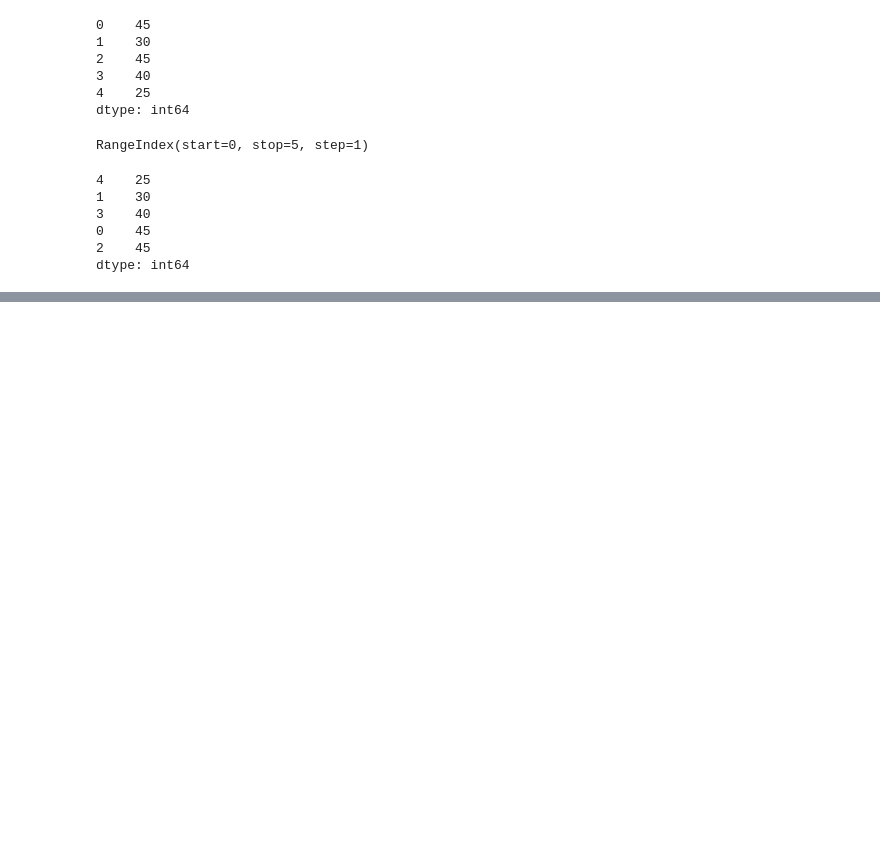
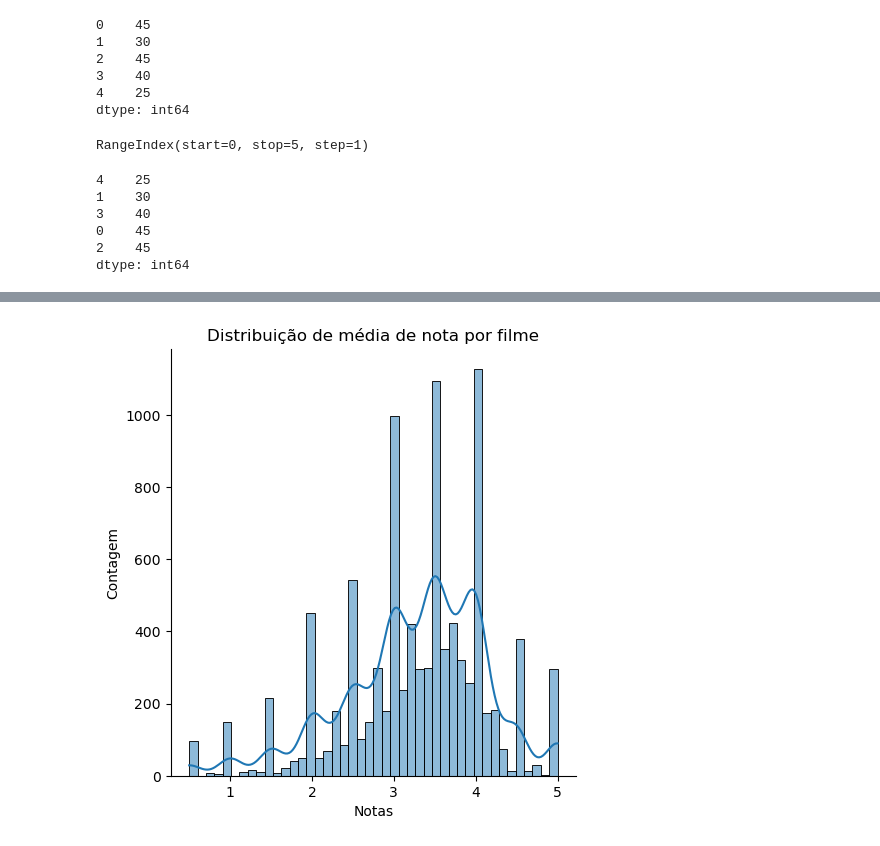
Before and after one commit to gdserafini/alura-data-science, a Jupyter notebook: Curso 1 - Explorando e Analisando Dados/movies_analysis.ipynb, the cells around one changed output, grey strips where cells are left out. Saved outputs shown, nothing was run; the diff lists cells and outputs as text; code cells hidden in the pictures; blank space fills up the shorter version.

```diff
--- a/Curso 1 - Explorando e Analisando Dados/movies_analysis.ipynb
+++ b/Curso 1 - Explorando e Analisando Dados/movies_analysis.ipynb
@@ -165,0 +233,11 @@ dtype: int64
+# %%
+#distribuição das médias de notas por filme
+#kde -> curva de distribuição
+#O seaborn implementa o matplotlib, é possível alterar o gráfico com plt
+sns.displot(ratings_by_movies_series, kde=True) #cria novo gráfico
+plt.title('Distribuição de média de nota por filme') #altera gráfico atual
+plt.xlabel('Notas') #altera o titulo de x
+plt.ylabel('Contagem') # '' y
+plt.show() #exibe
+# %% [output]
+[figure, added]
```
Also changed, not shown: parts of 14 cells of this notebook, 1 other file.
